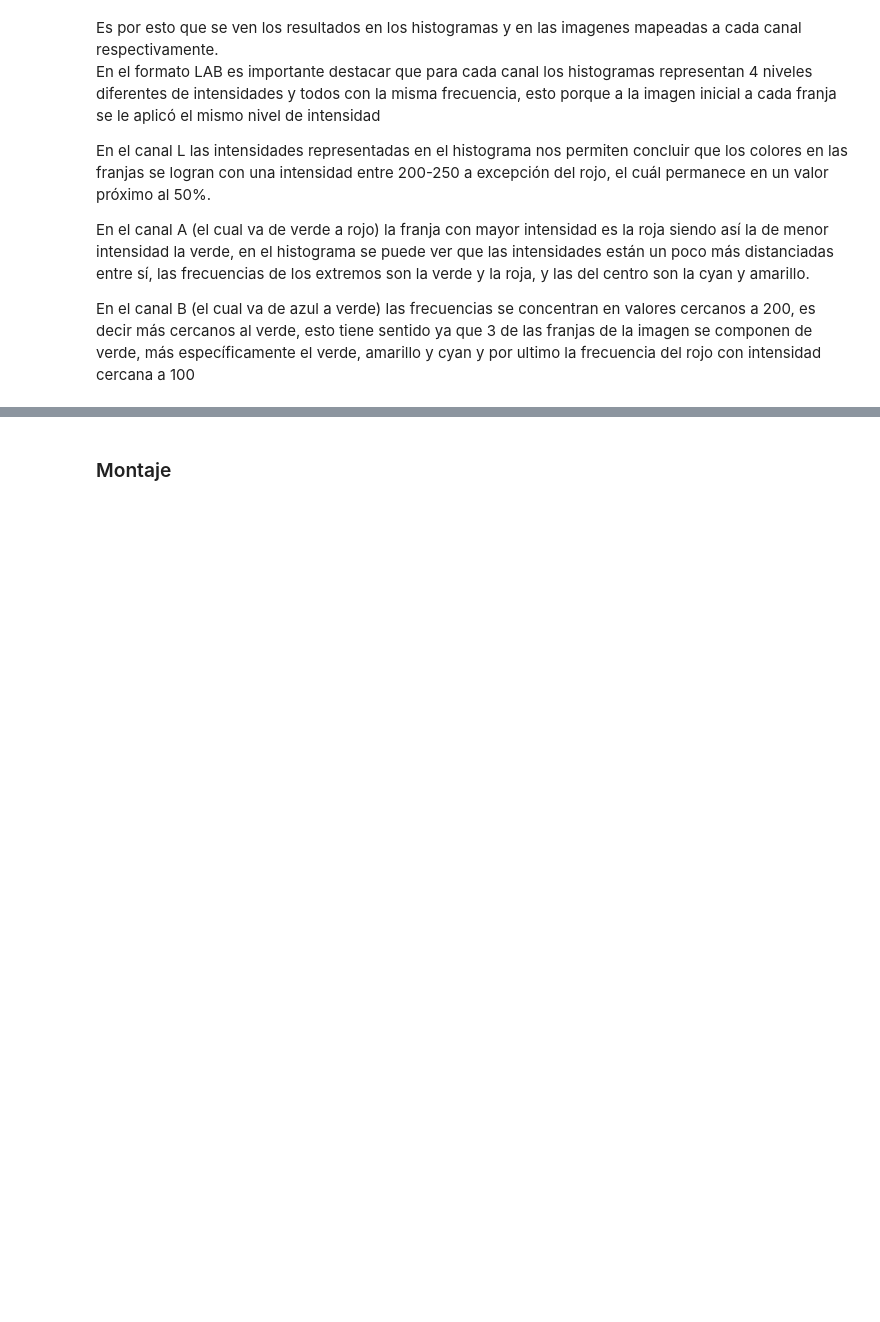
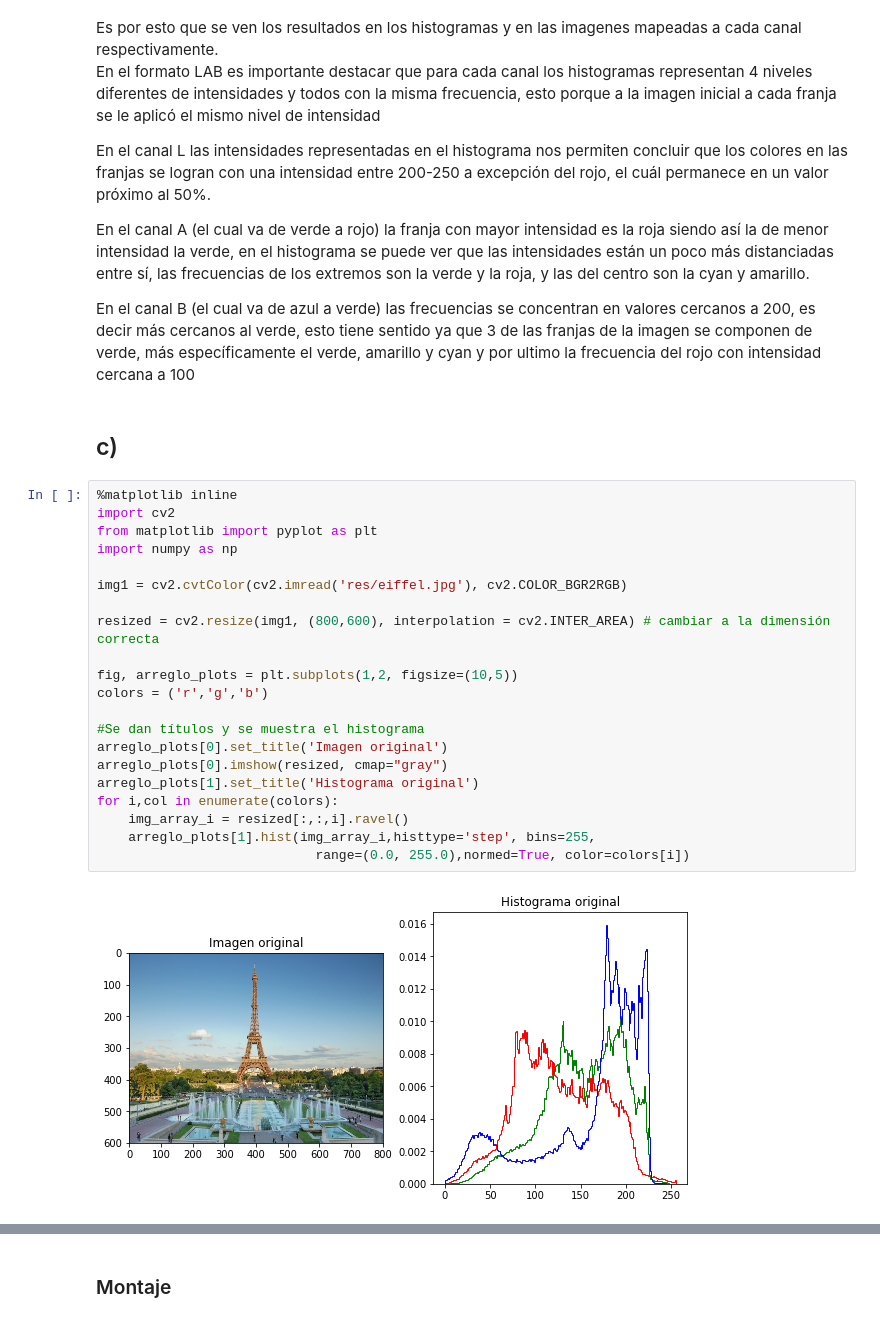
Before and after one commit to saarboledaz/vision_artificial_2019, a Jupyter notebook: Entregable #1.0.ipynb, the cells around one changed output, grey strips where cells are left out. Drawn from its saved outputs; the diff is of its cells as text; blank space fills up the shorter version.

```diff
--- a/Entregable #1.0.ipynb
+++ b/Entregable #1.0.ipynb
@@ -110,3 +112,28 @@ En el canal L las intensidades representadas en el histograma nos permiten concl
 En el canal A (el cual va de verde a rojo) la franja con mayor intensidad es la roja siendo así la de menor intensidad la verde, en el histograma se puede ver que las intensidades están un poco más distanciadas entre sí, las frecuencias de los extremos son la verde y la roja, y las del centro son la cyan y amarillo.
 
 En el canal B (el cual va de azul a verde) las frecuencias se concentran en valores cercanos a 200, es decir más cercanos al verde, esto tiene sentido ya que 3 de las franjas de la imagen se componen de verde, más específicamente el verde, amarillo y cyan y por ultimo la frecuencia del rojo con intensidad cercana a 100
+# %% [markdown]
+## c)
+# %%
+%matplotlib inline
+import cv2
+from matplotlib import pyplot as plt
+import numpy as np
+
+img1 = cv2.cvtColor(cv2.imread('res/eiffel.jpg'), cv2.COLOR_BGR2RGB)
+
+resized = cv2.resize(img1, (800,600), interpolation = cv2.INTER_AREA) # cambiar a la dimensión correcta
+
+fig, arreglo_plots = plt.subplots(1,2, figsize=(10,5))
+colors = ('r','g','b')
+
+#Se dan títulos y se muestra el histograma
+arreglo_plots[0].set_title('Imagen original')
+arreglo_plots[0].imshow(resized, cmap="gray")
+arreglo_plots[1].set_title('Histograma original')
+for i,col in enumerate(colors):
+    img_array_i = resized[:,:,i].ravel()
+    arreglo_plots[1].hist(img_array_i,histtype='step', bins=255,
+                            range=(0.0, 255.0),normed=True, color=colors[i])
+# %% [output]
+[figure, added]
```
Also changed, not shown: parts of 14 cells of this notebook, 1 other file.
